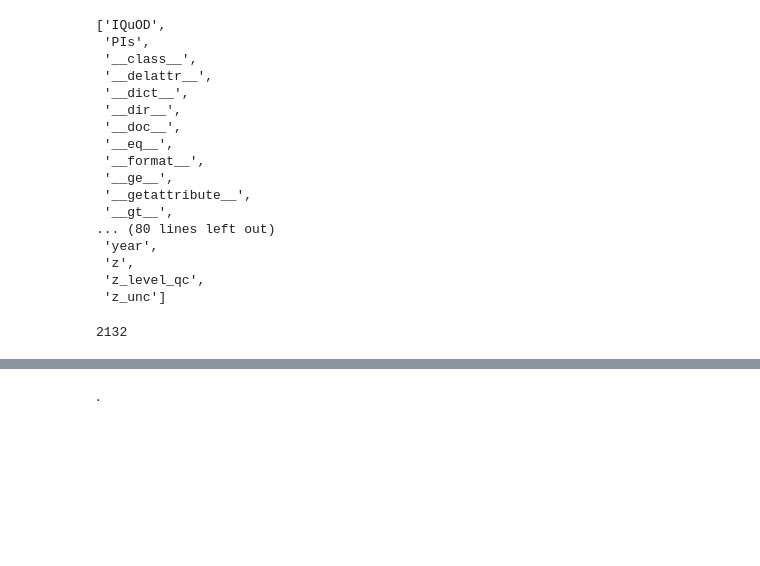
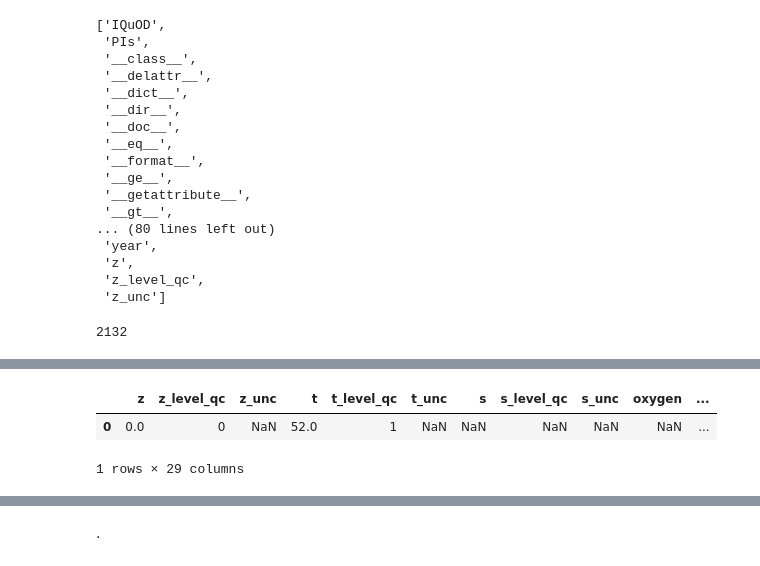
Before and after one commit to thiagodsd/iof0201-gulf-stream, a Jupyter notebook: notebooks/01_dataprep_debug.ipynb, the cells around one changed output, grey strips where cells are left out. Drawn from its saved outputs; the diff is of its cells as text; code cells hidden in the pictures; blank space fills up the shorter version.

```diff
--- a/notebooks/01_dataprep_debug.ipynb
+++ b/notebooks/01_dataprep_debug.ipynb
@@ -153,0 +176,6 @@ profile._calculate_next_profile_position()
+# %%
+pd.read_parquet("../data/02_intermediate/ocean_data/1700.parquet")
+# %% [output]
+|  | z | z_level_qc | z_unc | t | t_level_qc | t_unc | s | s_level_qc | s_unc | oxygen | ... |
+| 0 | 0.0 | 0 | NaN | 52.0 | 1 | NaN | NaN | NaN | NaN | NaN | ... |
+1 rows × 29 columns
```
Also changed, not shown: parts of 5 cells of this notebook, 5 other files.
